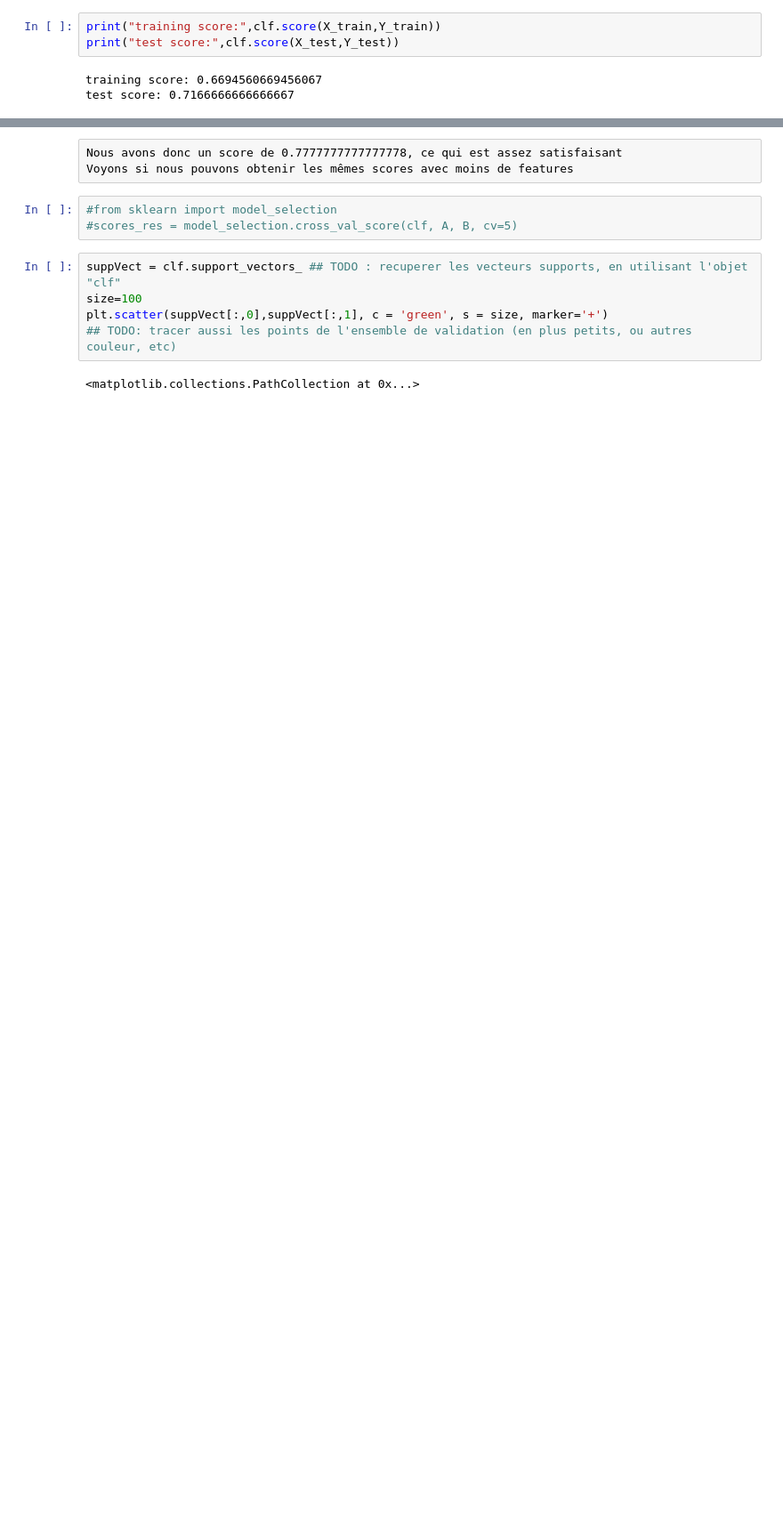
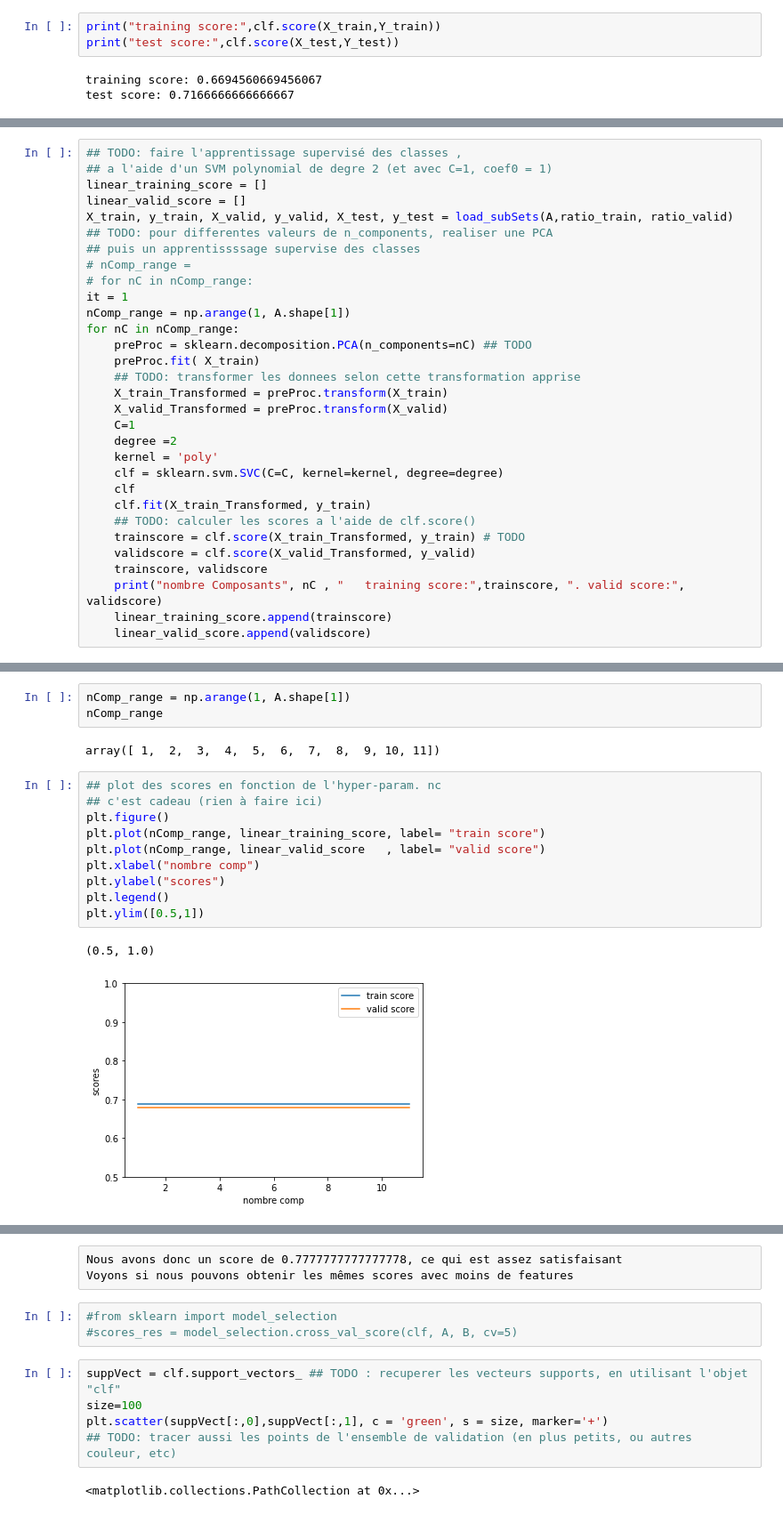
Before and after one commit to FarahTed/ProjetIA, a Jupyter notebook: Test machine learning.ipynb, the cells around one changed output, grey strips where cells are left out. Shown: that part at 89% size. Cells and saved outputs as stored; diff of their text form; blank space fills up the shorter version.

```diff
--- a/Test machine learning.ipynb
+++ b/Test machine learning.ipynb
@@ -267,0 +314,31 @@ test score: 0.7166666666666667
+# %%
+## TODO: faire l'apprentissage supervisé des classes ,
+## a l'aide d'un SVM polynomial de degre 2 (et avec C=1, coef0 = 1)
+linear_training_score = []
+linear_valid_score = []
+X_train, y_train, X_valid, y_valid, X_test, y_test = load_subSets(A,ratio_train, ratio_valid)
+## TODO: pour differentes valeurs de n_components, realiser une PCA
+## puis un apprentissssage supervise des classes
+# nComp_range =
+# for nC in nComp_range:
+it = 1
+nComp_range = np.arange(1, A.shape[1])
+for nC in nComp_range:
+    preProc = sklearn.decomposition.PCA(n_components=nC) ## TODO
+    preProc.fit( X_train)
+    ## TODO: transformer les donnees selon cette transformation apprise
+    X_train_Transformed = preProc.transform(X_train)
+    X_valid_Transformed = preProc.transform(X_valid)
+    C=1
+    degree =2
+    kernel = 'poly'
+    clf = sklearn.svm.SVC(C=C, kernel=kernel, degree=degree)
+    clf
+    clf.fit(X_train_Transformed, y_train)
+    ## TODO: calculer les scores a l'aide de clf.score()
+    trainscore = clf.score(X_train_Transformed, y_train) # TODO
+    validscore = clf.score(X_valid_Transformed, y_valid)
+    trainscore, validscore
+    print("nombre Composants", nC , "   training score:",trainscore, ". valid score:", validscore)
+    linear_training_score.append(trainscore)
+    linear_valid_score.append(validscore)
@@ -267,0 +357,18 @@ test score: 0.7166666666666667
+# %%
+nComp_range = np.arange(1, A.shape[1])
+nComp_range
+# %% [output]
+array([ 1,  2,  3,  4,  5,  6,  7,  8,  9, 10, 11])
+# %%
+## plot des scores en fonction de l'hyper-param. nc
+## c'est cadeau (rien à faire ici)
+plt.figure()
+plt.plot(nComp_range, linear_training_score, label= "train score")
+plt.plot(nComp_range, linear_valid_score   , label= "valid score")
+plt.xlabel("nombre comp")
+plt.ylabel("scores")
+plt.legend()
+plt.ylim([0.5,1])
+# %% [output]
+(0.5, 1.0)
+[figure, added]
```
Also changed, not shown: parts of 16 cells of this notebook, 1 other file.
